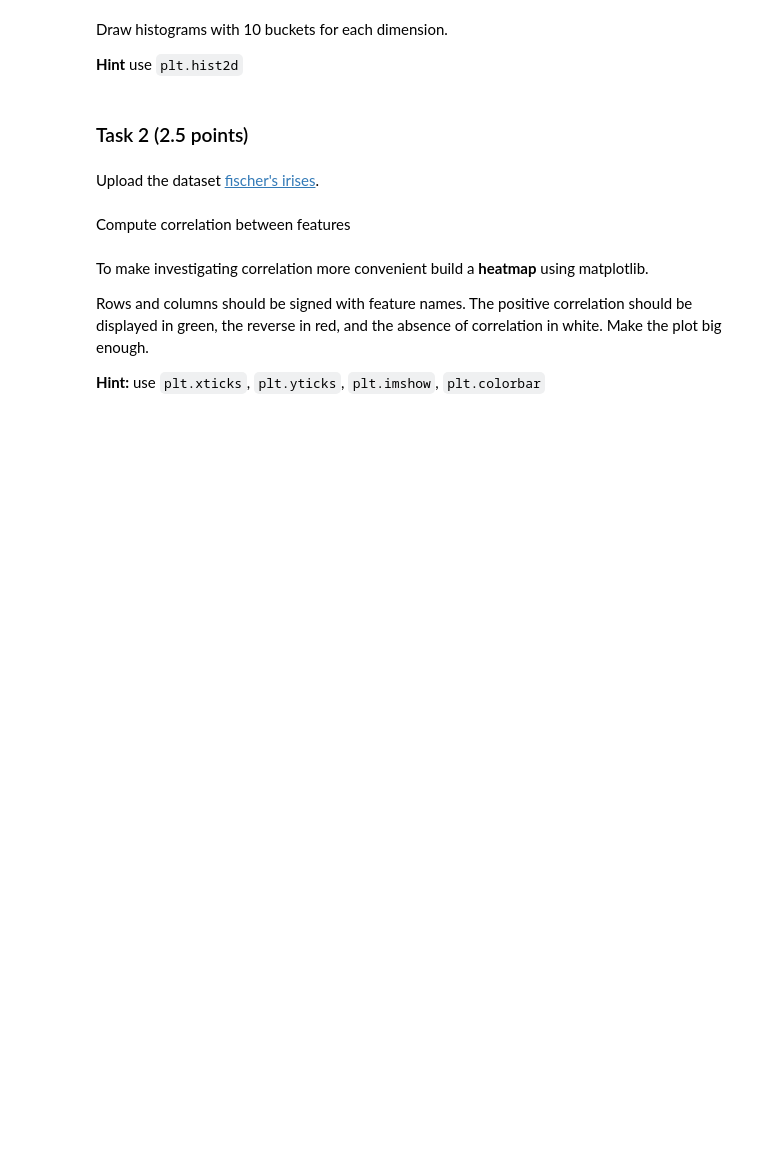
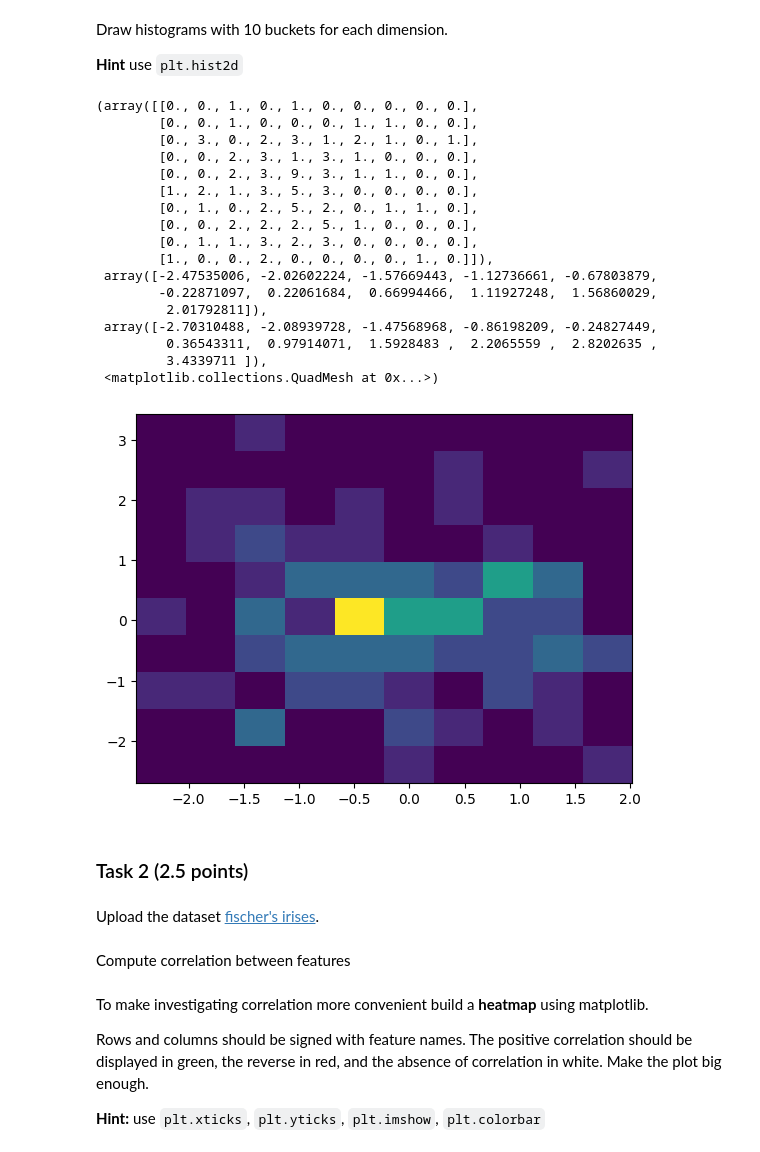
Before and after one commit to dimamkr/ml-hse-nes, a Jupyter notebook: 2024/homeworks/homework_1.ipynb, the cells around one changed output. Drawn from its saved outputs; the diff is of its cells as text; code cells hidden in the pictures; blank space fills up the shorter version.

```diff
--- a/2024/homeworks/homework_1.ipynb
+++ b/2024/homeworks/homework_1.ipynb
@@ -196,7 +204,26 @@ Draw histograms with 10 buckets for each dimension.
 
 **Hint** use `plt.hist2d`
 # %%
-# Your code goes here
+plt.hist2d(x = dotsx,y = dotsy, bins = 10)
+# %% [output]
+(array([[0., 0., 1., 0., 1., 0., 0., 0., 0., 0.],
+        [0., 0., 1., 0., 0., 0., 1., 1., 0., 0.],
+        [0., 3., 0., 2., 3., 1., 2., 1., 0., 1.],
+        [0., 0., 2., 3., 1., 3., 1., 0., 0., 0.],
+        [0., 0., 2., 3., 9., 3., 1., 1., 0., 0.],
+        [1., 2., 1., 3., 5., 3., 0., 0., 0., 0.],
+        [0., 1., 0., 2., 5., 2., 0., 1., 1., 0.],
+        [0., 0., 2., 2., 2., 5., 1., 0., 0., 0.],
+        [0., 1., 1., 3., 2., 3., 0., 0., 0., 0.],
+        [1., 0., 0., 2., 0., 0., 0., 0., 1., 0.]]),
+ array([-2.47535006, -2.02602224, -1.57669443, -1.12736661, -0.67803879,
+        -0.22871097,  0.22061684,  0.66994466,  1.11927248,  1.56860029,
+         2.01792811]),
+ array([-2.70310488, -2.08939728, -1.47568968, -0.86198209, -0.24827449,
+         0.36543311,  0.97914071,  1.5928483 ,  2.2065559 ,  2.8202635 ,
+         3.4339711 ]),
+ <matplotlib.collections.QuadMesh at 0x...>)
+[figure, added]
 # %% [markdown]
 ### Task 2 (2.5 points)
 # %% [markdown]
```
Also changed, not shown: parts of 1 cell of this notebook.
